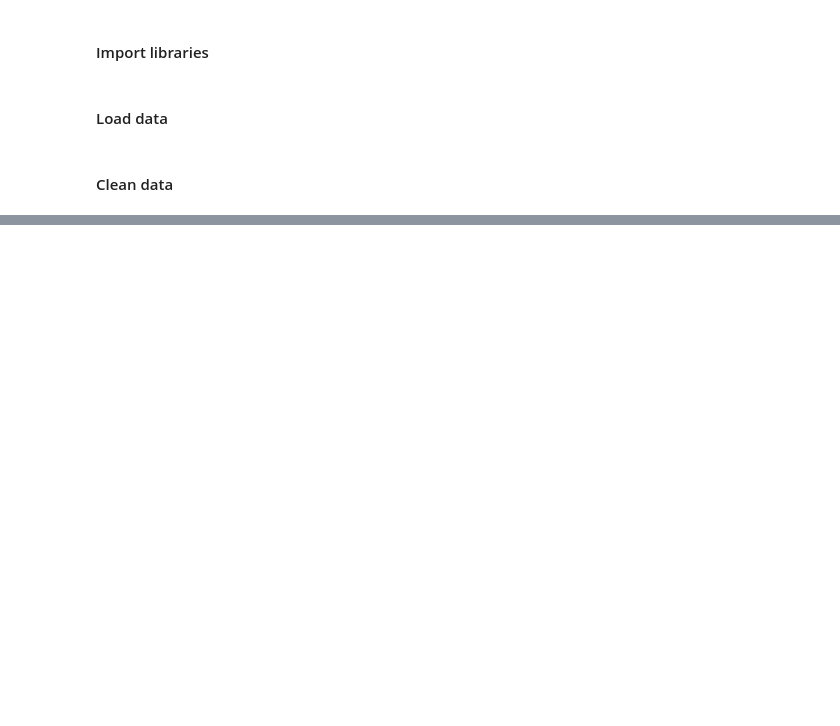
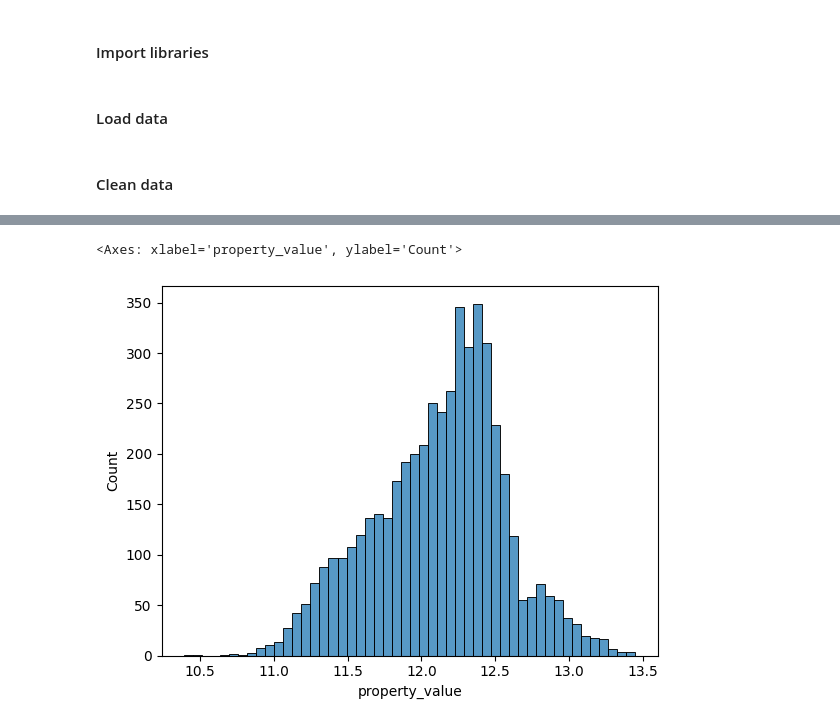
Before and after one commit to sgkertsos/predict-house-price, a Jupyter notebook: notebook.ipynb, the cells around one changed output, grey strips where cells are left out. Cells and saved outputs as stored; diff of their text form; code cells hidden in the pictures; blank space fills up the shorter version.

```diff
--- a/notebook.ipynb
+++ b/notebook.ipynb
@@ -26,0 +66,9 @@ df.head()
+# %%
+# Remove long tail by applying log+1 to house price
+price_log = np.log1p(df.property_value)
+# %%
+# Plot log+1 house prices
+sns.histplot(price_log, bins=50)
+# %% [output]
+<Axes: xlabel='property_value', ylabel='Count'>
+[figure, added]
```
Also changed, not shown: parts of 10 cells of this notebook.
